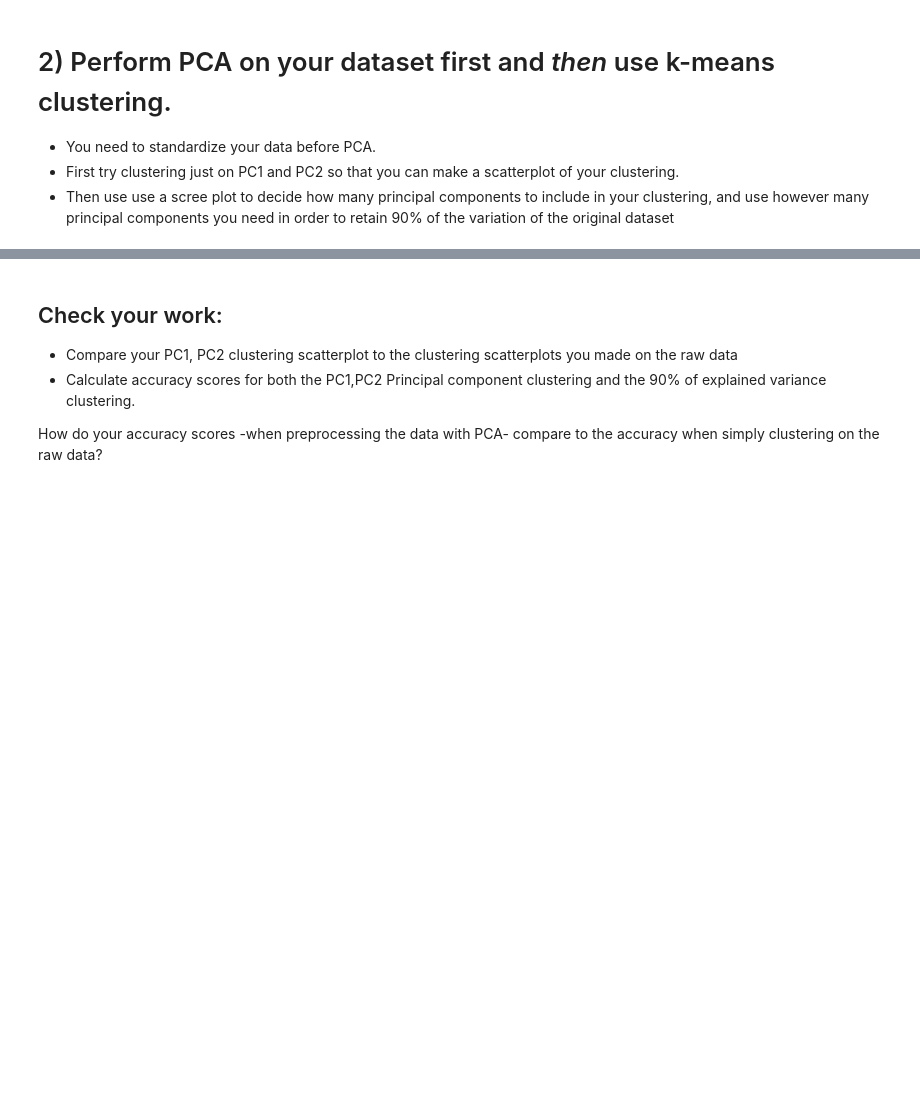
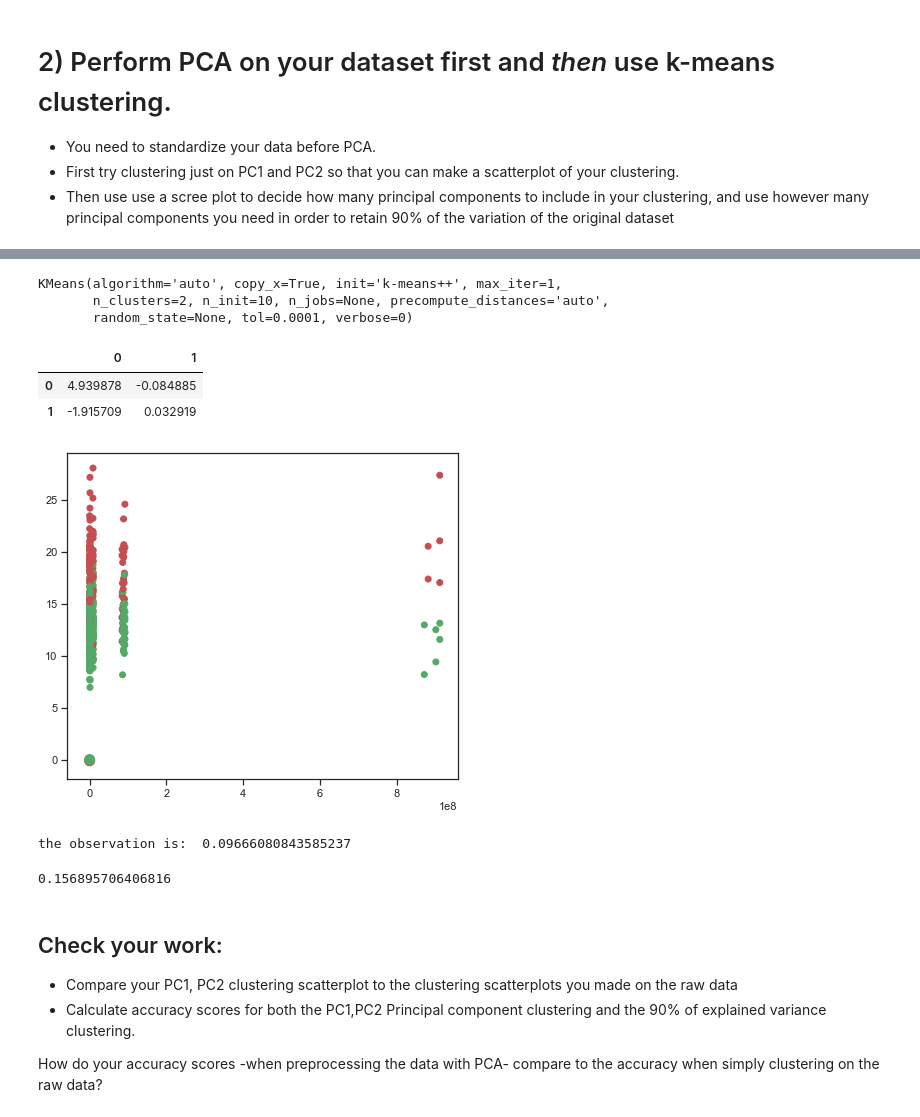
Before and after one commit to rawalk/DS-Unit-1-Sprint-3-Linear-Algebra, a Jupyter notebook: module4-clustering/LS_DS_134_Clustering_Assignment.ipynb, the cells around one changed output, grey strips where cells are left out. Drawn from its saved outputs; the diff is of its cells as text; code cells hidden in the pictures; blank space fills up the shorter version.

```diff
--- a/module4-clustering/LS_DS_134_Clustering_Assignment.ipynb
+++ b/module4-clustering/LS_DS_134_Clustering_Assignment.ipynb
@@ -192,0 +313,7 @@ pca_features[:5]
+# %%
+# Fit the instantiated model to our sliced dataframe
+model.fit(df_pca.values)
+# %% [output]
+KMeans(algorithm='auto', copy_x=True, init='k-means++', max_iter=1,
+       n_clusters=2, n_init=10, n_jobs=None, precompute_distances='auto',
+       random_state=None, tol=0.0001, verbose=0)
@@ -192,0 +323,21 @@ pca_features[:5]
+# %%
+# Get our centroids
+centroids    =  model.cluster_centers_
+# %%
+# turn them into a dataframe
+cc  =  pd.DataFrame(centroids)
+cc.head()
+# %% [output]
+|  | 0 | 1 |
+| 0 | 4.939878 | -0.084885 |
+| 1 | -1.915709 | 0.032919 |
+# %%
+# base colors is the same as 'k'
+base_colors  =  ['r', 'g']
+colors       =  [base_colors[centroid] for centroid in model.labels_]
+# %%
+fig, ax =  plt.subplots(figsize=(7,6))
+ax.scatter(df[features[0]], df[features[1]], c=colors)
+ax.scatter(cc[0], cc[1], c=base_colors, s=100);
+# %% [output]
+[figure, added]
@@ -193,3 +349,15 @@ pca_features[:5]
+# %%
+the_obv = sum(df_pca['correct']) / len(df_pca['correct'])
+
+print("the observation is: ", the_obv)
+# %% [output]
+the observation is:  0.09666080843585237
+# %%
+# what's our silhouette score?
+from sklearn import metrics
+metrics.silhouette_score(df, model.labels_, metric='euclidean')
+# %% [output]
+0.156895706406816
 # %% [markdown]
 ## Check your work:
 
```
Also changed, not shown: parts of 28 cells of this notebook.
